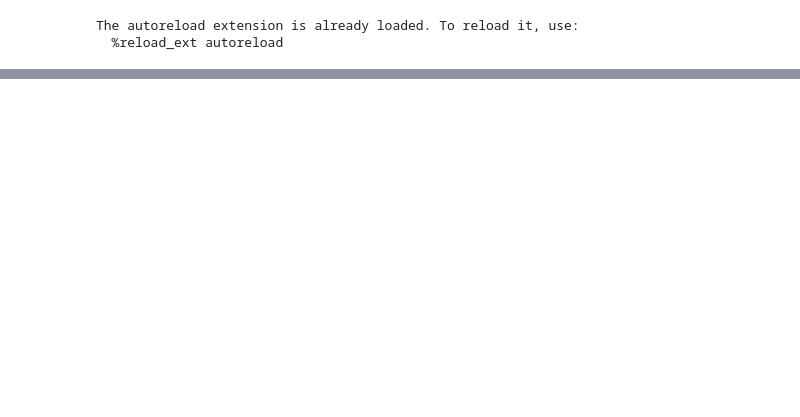
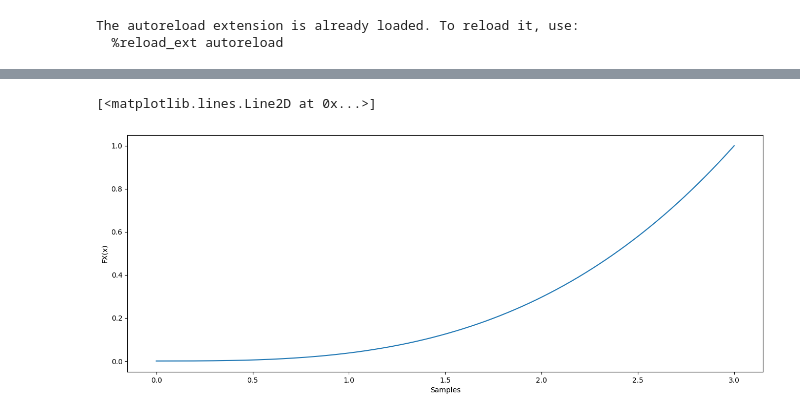
Before and after one commit to cdavin2/dsp_hw, a Jupyter notebook: hw9_p3.ipynb, the cells around one changed output, grey strips where cells are left out. Drawn from its saved outputs; the diff is of its cells as text; code cells hidden in the pictures; blank space fills up the shorter version.

```diff
--- a/hw9_p3.ipynb
+++ b/hw9_p3.ipynb
@@ -18,0 +34,7 @@ The autoreload extension is already loaded. To reload it, use:
+# %%
+plt.ylabel("FX(x)")
+plt.xlabel("Samples")
+plt.plot(SX_50000, FXx_50000)
+# %% [output]
+[<matplotlib.lines.Line2D at 0x...>]
+[figure, added]
```
Also changed, not shown: parts of 16 cells of this notebook.
